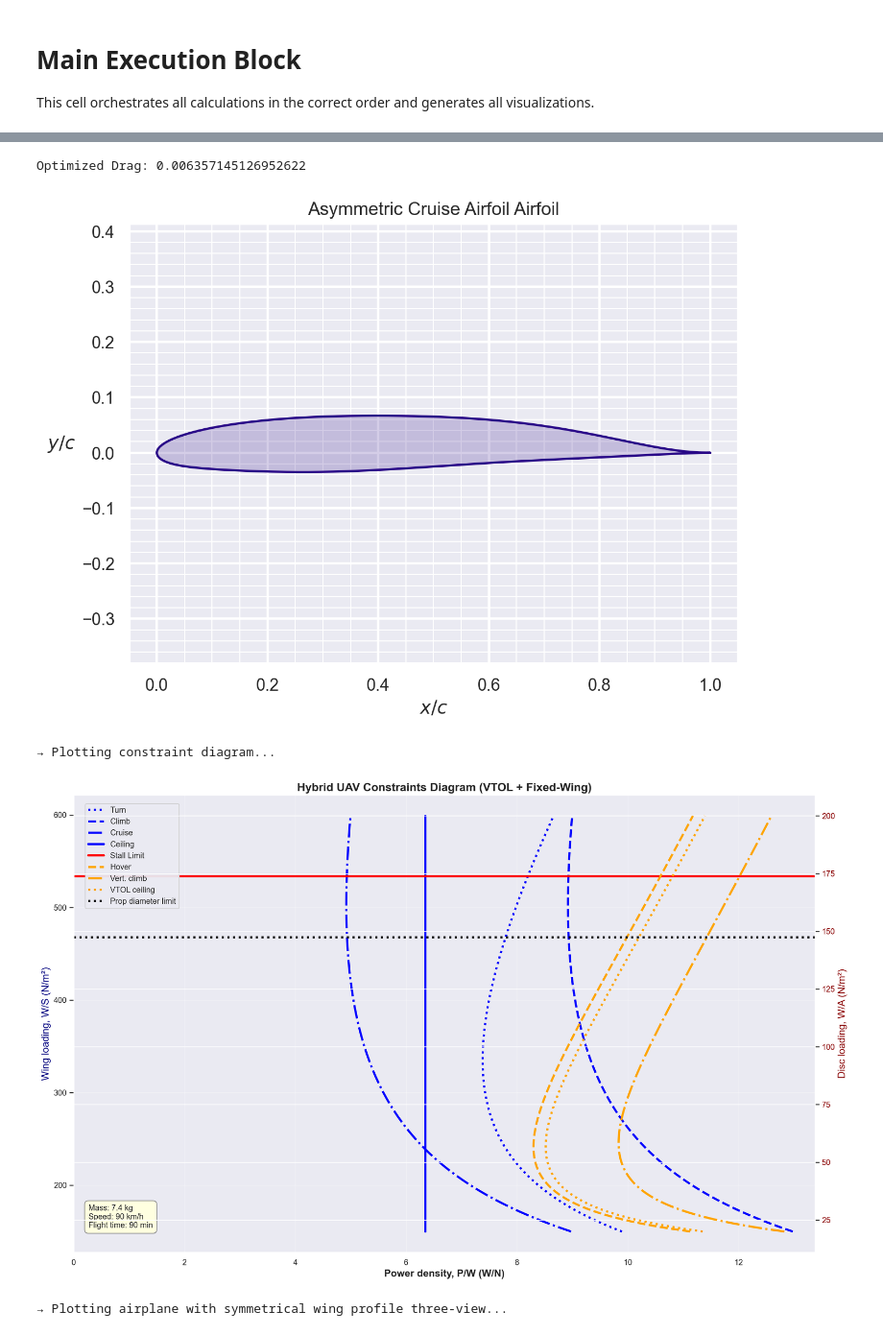
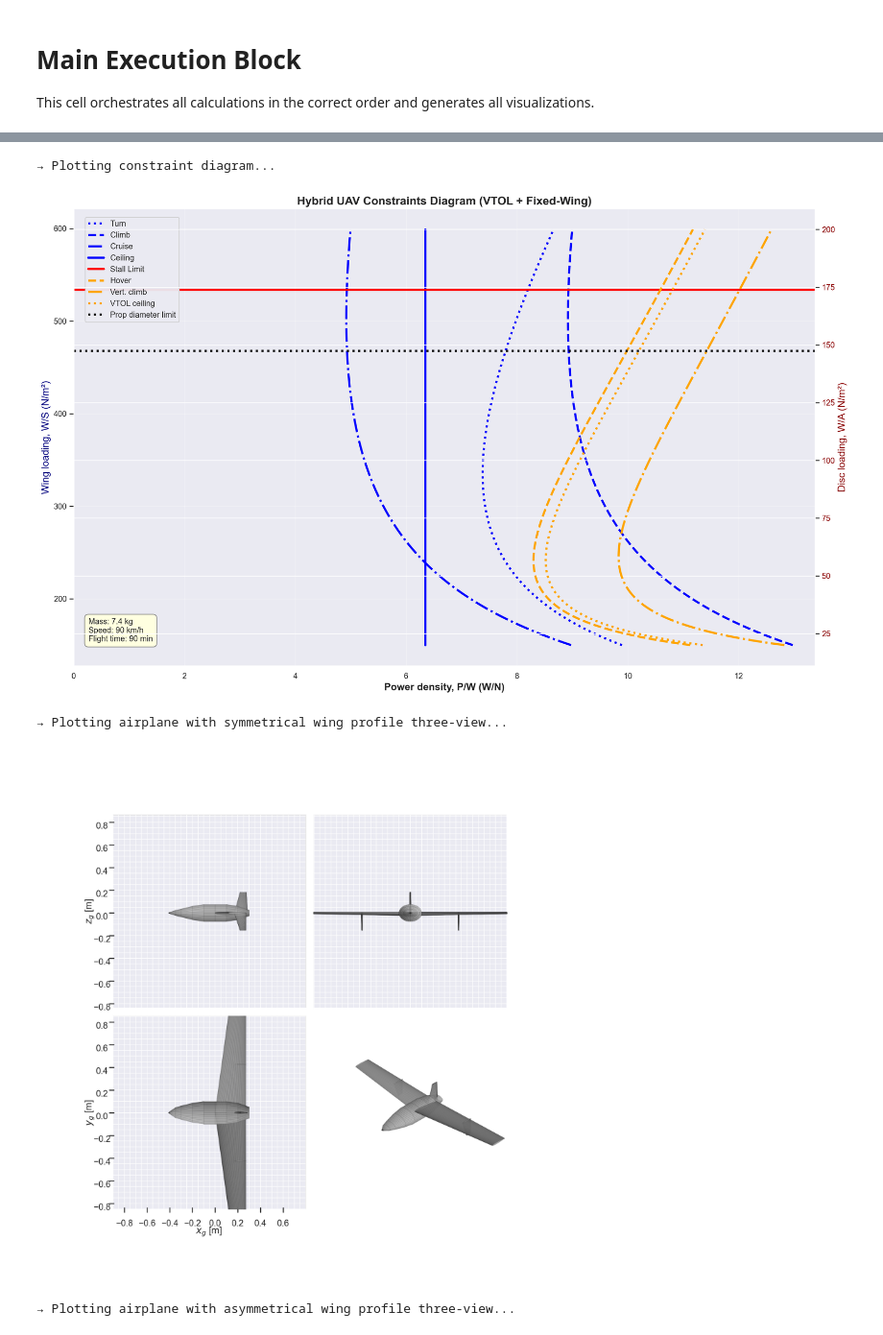
Before and after one commit to grigobor/UAV-math-calculation, a Jupyter notebook: Math UAV.ipynb, the cells around one changed output, grey strips where cells are left out. Shown at 96% size. Drawn from its saved outputs; the diff is of its cells as text; code cells hidden in the pictures.

Commit message:
Build UAV with my profile and create diagramm. The code needs some refactoring and cleanup

```diff
--- a/Math UAV.ipynb
+++ b/Math UAV.ipynb
@@ -1073,10 +1073,10 @@ def create_airfoil():
         raise # Still stop the code so you can read the error
 
     # Showing results on diagram.
-    asymetrical_optimized_airfoil = sol(asymetrical_optimized_airfoil)
+    """asymetrical_optimized_airfoil = sol(asymetrical_optimized_airfoil)
     print(f"Optimized Drag: {sol.value(aero['CD'])}")
     asymetrical_optimized_airfoil.draw() # Pop up a window with the shape
-    asymetrical_optimized_airfoil.write_dat("my_custom_airfoil.dat") # Save for XFLR5 or CAD
+    asymetrical_optimized_airfoil.write_dat("my_custom_airfoil.dat") # Save for XFLR5 or CAD"""
 
 def plot_comparison(af_asym, af_sym):
     airfoils_and_colors = {
@@ -1254,13 +1254,13 @@ def build_airplane_model(const, wing_geo, vstab_geo, profile):
                         xyz_le=[0, 0, 0],
                         chord=wing_geo['root_chord'],
                         twist=5,
-                        airfoil=asb.Airfoil(profile),
+                        airfoil=profile.to_airfoil(),
                     ),
                     asb.WingXSec(
                         xyz_le=[wing_geo['root_chord'] - wing_geo['tip_chord'], wing_geo['wingspan']/2, 0],
                         chord=wing_geo['tip_chord'],
                         twist=0,
-                        airfoil=asb.Airfoil(profile),
+                        airfoil=profile.to_airfoil(),
                     ),
                 ],
             ),
@@ -1490,7 +1490,7 @@ print("="*80)
 print("\n→ Plotting airfoil profile...")
 profile_data = calculate_airfoil_coordinates(DesignConstants)
 # plot_airfoil_profile(profile_data)
-cruise_profile_data = create_airfoil()
+my_profile_data = create_airfoil()
 
 # 2. Wing Polar
 # print("\n→ Plotting wing drag polar...")
@@ -1503,18 +1503,19 @@ plot_constraint_diagram(constraints, m0_final, DesignConstants)
 
 # 4. Airplane with symmetrical wing profile 3-View
 print("\n→ Plotting airplane with symmetrical wing profile three-view...")
-airplane_sym_wing = build_airplane_model(DesignConstants, wing_geo, vstab_geo, "naca0012")
+airplane_sym_wing = build_airplane_model(DesignConstants, wing_geo, vstab_geo, my_profile_data[1])
 plot_airplane_views(airplane_sym_wing)
 
 # 5. Airplane with asymmetrical wing profile 3-View
 print("\n→ Plotting airplane with asymmetrical wing profile three-view...")
-airplane_asym_wing = build_airplane_model(DesignConstants, wing_geo, vstab_geo, "naca4412")
+airplane_asym_wing = build_airplane_model(DesignConstants, wing_geo, vstab_geo, my_profile_data[0])
 plot_airplane_views(airplane_asym_wing)
 
 # 6. Airplane with symmetrical wing profile analysis
 print("\n Calculating airplane with symmetrical wing profile characteristics...")
 airplane_analysis_sym_wing = airplane_analysis(DesignConstants, airplane_sym_wing)
 
+# 7. Airplane with asymmetrical wing profile analysis
 print("\n Calculating airplane with asymmetrical wing profile characteristics...")
 airplane_analysis_sym_wing = airplane_analysis(DesignConstants, airplane_asym_wing)
 
@@ -1588,7 +1589,7 @@ Battery mass: 1.318 kg
 [figure]
-Optimized Drag: 0.006357145126952622
+→ Plotting constraint diagram...
-[figure, old version]
+[figure, new version]
-→ Plotting constraint diagram...
+→ Plotting airplane with symmetrical wing profile three-view...
-[figure, old version]
+[figure, new version]
-→ Plotting airplane with symmetrical wing profile three-view...
+→ Plotting airplane with asymmetrical wing profile three-view...
 [figure]
```
Also changed, not shown: parts of 1 cell of this notebook.
